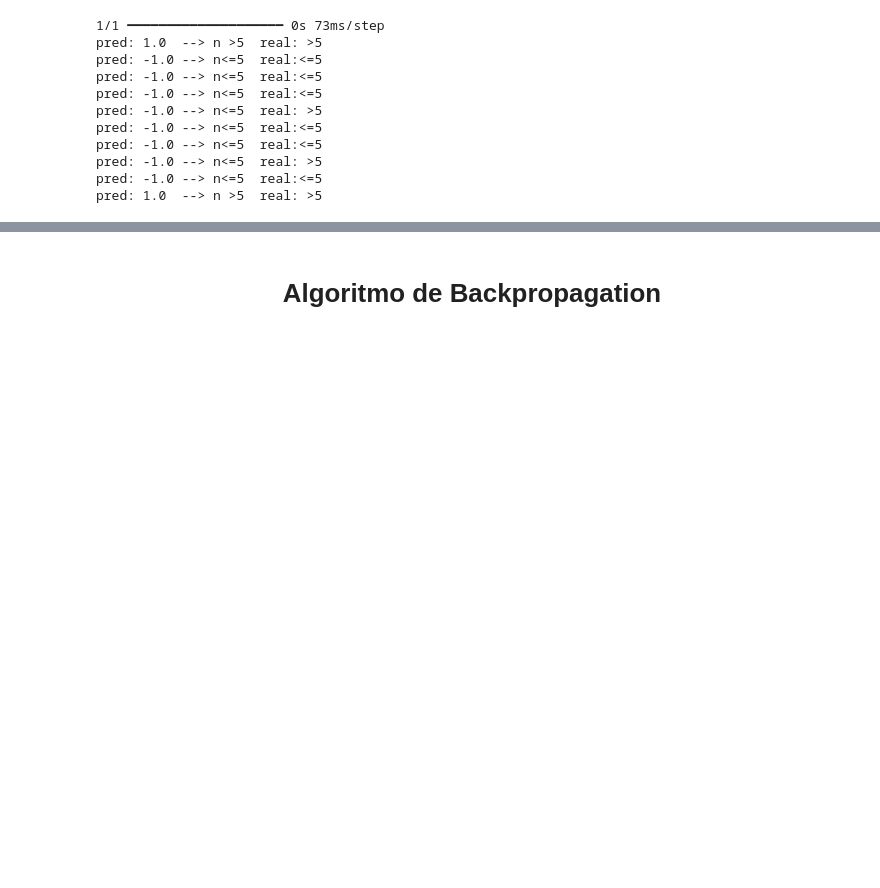
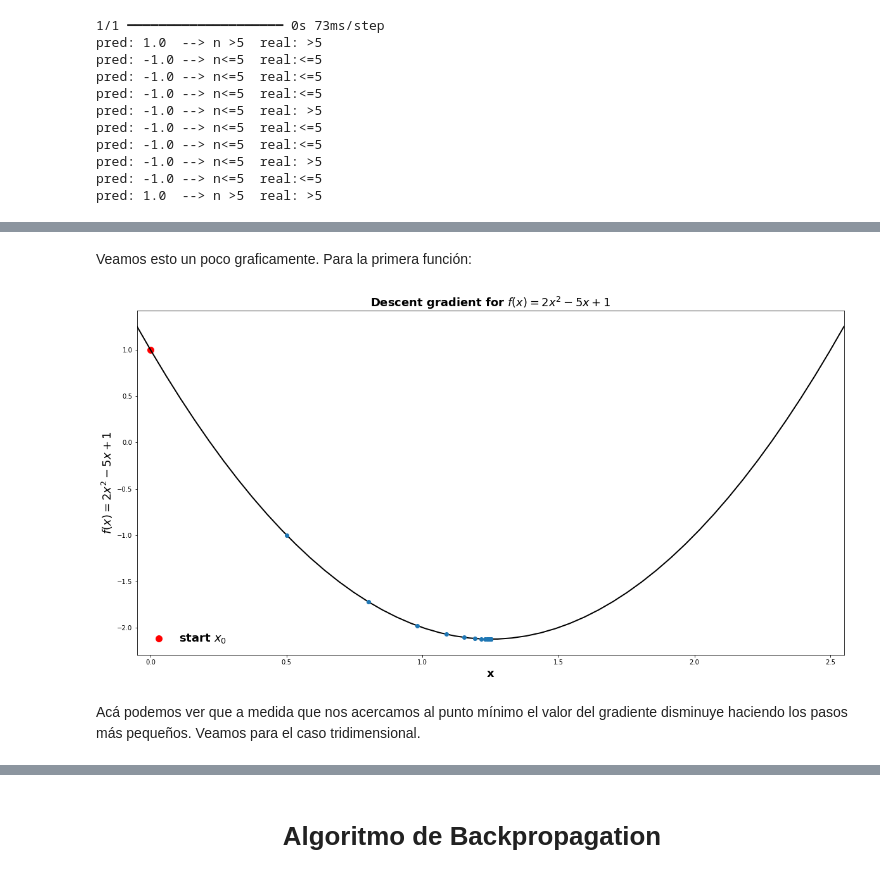
Before and after one commit to hplbrayan/Un-Curso-de-Deep-Learning, a Jupyter notebook: 02_intro_Keras_actf_backp/N2_actf_lf_op_bp.ipynb, the cells around one changed output, grey strips where cells are left out. Saved outputs shown, nothing was run; the diff lists cells and outputs as text; code cells hidden in the pictures; blank space fills up the shorter version.

```diff
--- a/02_intro_Keras_actf_backp/N2_actf_lf_op_bp.ipynb
+++ b/02_intro_Keras_actf_backp/N2_actf_lf_op_bp.ipynb
@@ -2295,6 +2297,6 @@ donde $\eta$ es conocido como la [**tasa de aprendizaje**](https://en.wikipedia.
 # %%
 # Rutina para un gradiente descendente
-def GD(df, x0=[0], eta=0.1, tol=1e-10, max_iter=1000):
+def GD(df, x0=[0], eta=0.1, tol=1e-10, max_iter=1000, history=True):
     xs = [x0]
     x0 = np.array(x0)
 
@@ -2311,7 +2313,10 @@ def GD(df, x0=[0], eta=0.1, tol=1e-10, max_iter=1000):
         x0 = x1
         current_iter+=1
 
-    return {"x":x1,
-            "xs":np.array(xs),
-            "iteraciones":current_iter,
-            "tol_alcanzada":abs(x0-x1)}
+    sol = {"x":xs[-1],
+           "iteraciones":current_iter,
+           "tol_param":abs(x0-x1)}
+
+    if history: sol["history"] = np.array(xs)
+
+    return sol
@@ -2325,0 +2325,9 @@ que son los de mayor uso.
+# %%
+# f(x) = 2x² - 5x + 1
+def df1(x): return 4*x-5
+
+# f(x,y) = x² + 3y² - 5x + 2y - 3xy
+def df2(x, y): return np.array([2*x-5-3*y, 6*y+2-3*x])
+
+sol_gd_proof1 = GD(df=df1, x0=[0])
+sol_gd_proof2 = GD(df=df2, x0=[0,0])
@@ -2325,0 +2367,25 @@ que son los de mayor uso.
+# %% [markdown]
+Veamos esto un poco graficamente. Para la primera función:
+# %%
+fig, ax = plt.subplots(figsize=(20,10))
+
+# function
+f = lambda x: 2*x**2-5*x+1
+xs = np.linspace(sol_gd_proof1['x'][0]-1.3, sol_gd_proof1['x'][0]+1.3)
+ax.plot(xs, f(xs) , c="black", lw=2)
+
+# gradient descent
+ax.scatter(sol_gd_proof1['history'][0], f(sol_gd_proof1['history'][0]), c="red", s=100, label="start $x_{0}$")
+ax.plot(sol_gd_proof1['history'][1:], f(sol_gd_proof1['history'][1:]), "o")
+
+ax.set_title("Descent gradient for $f(x)=2x^2-5x+1$", **font)
+ax.set_xlabel("x", **font)
+ax.set_ylabel("$f(x)=2x^2-5x+1$", **font)
+
+ax.set_xlim(min(xs), max(xs))
+plt.legend(frameon=False, prop=font)
+plt.show()
+# %% [output]
+[figure, added]
+# %% [markdown]
+Acá podemos ver que a medida que nos acercamos al punto mínimo el valor del gradiente disminuye haciendo los pasos más pequeños. Veamos para el caso tridimensional.
```
Also changed, not shown: parts of 9 cells of this notebook.
